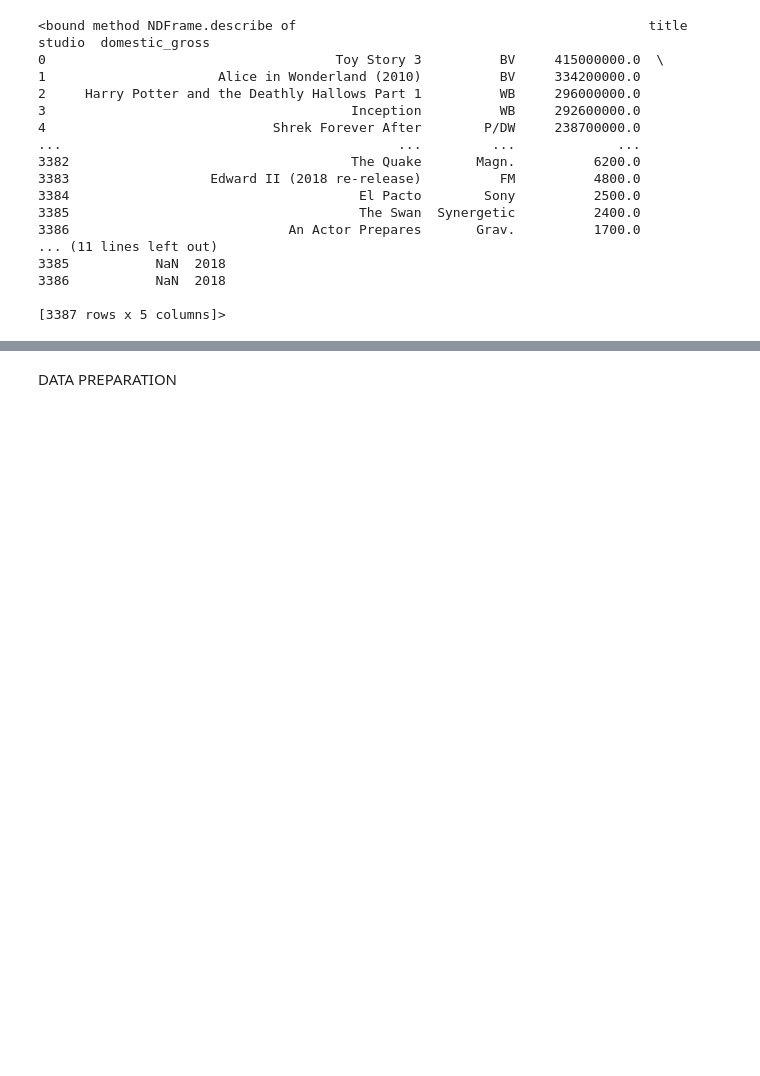
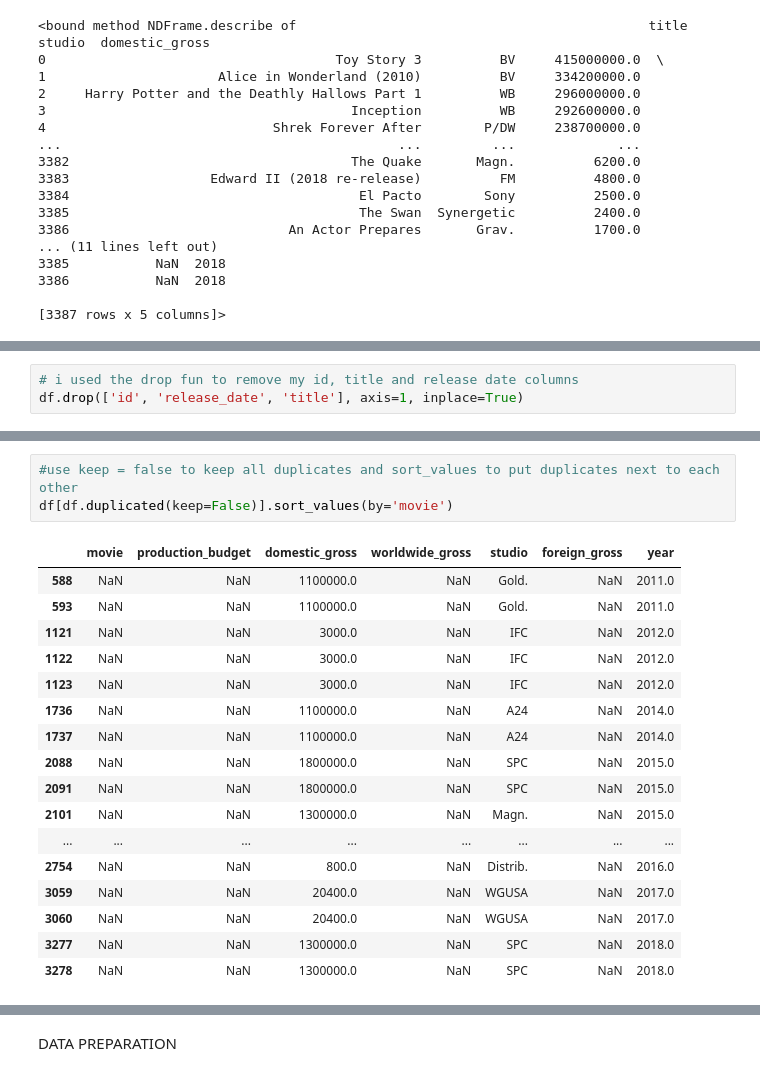
Before and after one commit to Wendy0001/EndofP1, a Jupyter notebook: NotebookP2.ipynb, the cells around one changed output, grey strips where cells are left out. Cells and saved outputs as stored; diff of their text form; blank space fills up the shorter version.

```diff
--- a/NotebookP2.ipynb
+++ b/NotebookP2.ipynb
@@ -132,0 +170,3 @@ df_gross.describe
+# %%
+# i used the drop fun to remove my id, title and release date columns
+df.drop(['id', 'release_date', 'title'], axis=1, inplace=True)
@@ -132,0 +193,21 @@ df_gross.describe
+# %%
+#use keep = false to keep all duplicates and sort_values to put duplicates next to each other
+df[df.duplicated(keep=False)].sort_values(by='movie')
+# %% [output]
+|  | movie | production_budget | domestic_gross | worldwide_gross | studio | foreign_gross | year |
+| 588 | NaN | NaN | 1100000.0 | NaN | Gold. | NaN | 2011.0 |
+| 593 | NaN | NaN | 1100000.0 | NaN | Gold. | NaN | 2011.0 |
+| 1121 | NaN | NaN | 3000.0 | NaN | IFC | NaN | 2012.0 |
+| 1122 | NaN | NaN | 3000.0 | NaN | IFC | NaN | 2012.0 |
+| 1123 | NaN | NaN | 3000.0 | NaN | IFC | NaN | 2012.0 |
+| 1736 | NaN | NaN | 1100000.0 | NaN | A24 | NaN | 2014.0 |
+| 1737 | NaN | NaN | 1100000.0 | NaN | A24 | NaN | 2014.0 |
+| 2088 | NaN | NaN | 1800000.0 | NaN | SPC | NaN | 2015.0 |
+| 2091 | NaN | NaN | 1800000.0 | NaN | SPC | NaN | 2015.0 |
+| 2101 | NaN | NaN | 1300000.0 | NaN | Magn. | NaN | 2015.0 |
+| ... | ... | ... | ... | ... | ... | ... | ... |
+| 2754 | NaN | NaN | 800.0 | NaN | Distrib. | NaN | 2016.0 |
+| 3059 | NaN | NaN | 20400.0 | NaN | WGUSA | NaN | 2017.0 |
+| 3060 | NaN | NaN | 20400.0 | NaN | WGUSA | NaN | 2017.0 |
+| 3277 | NaN | NaN | 1300000.0 | NaN | SPC | NaN | 2018.0 |
+| 3278 | NaN | NaN | 1300000.0 | NaN | SPC | NaN | 2018.0 |
```
Also changed, not shown: parts of 13 cells of this notebook.
